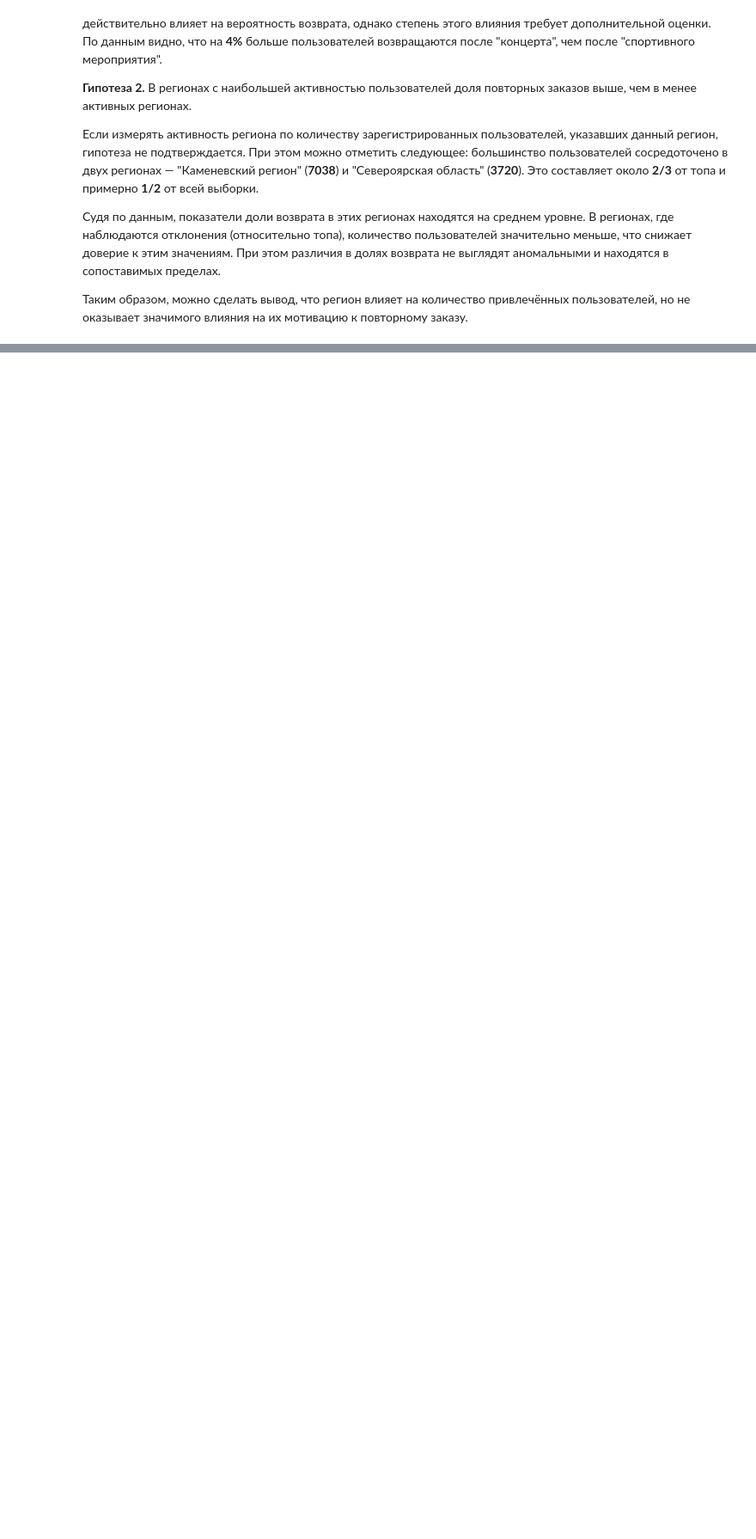
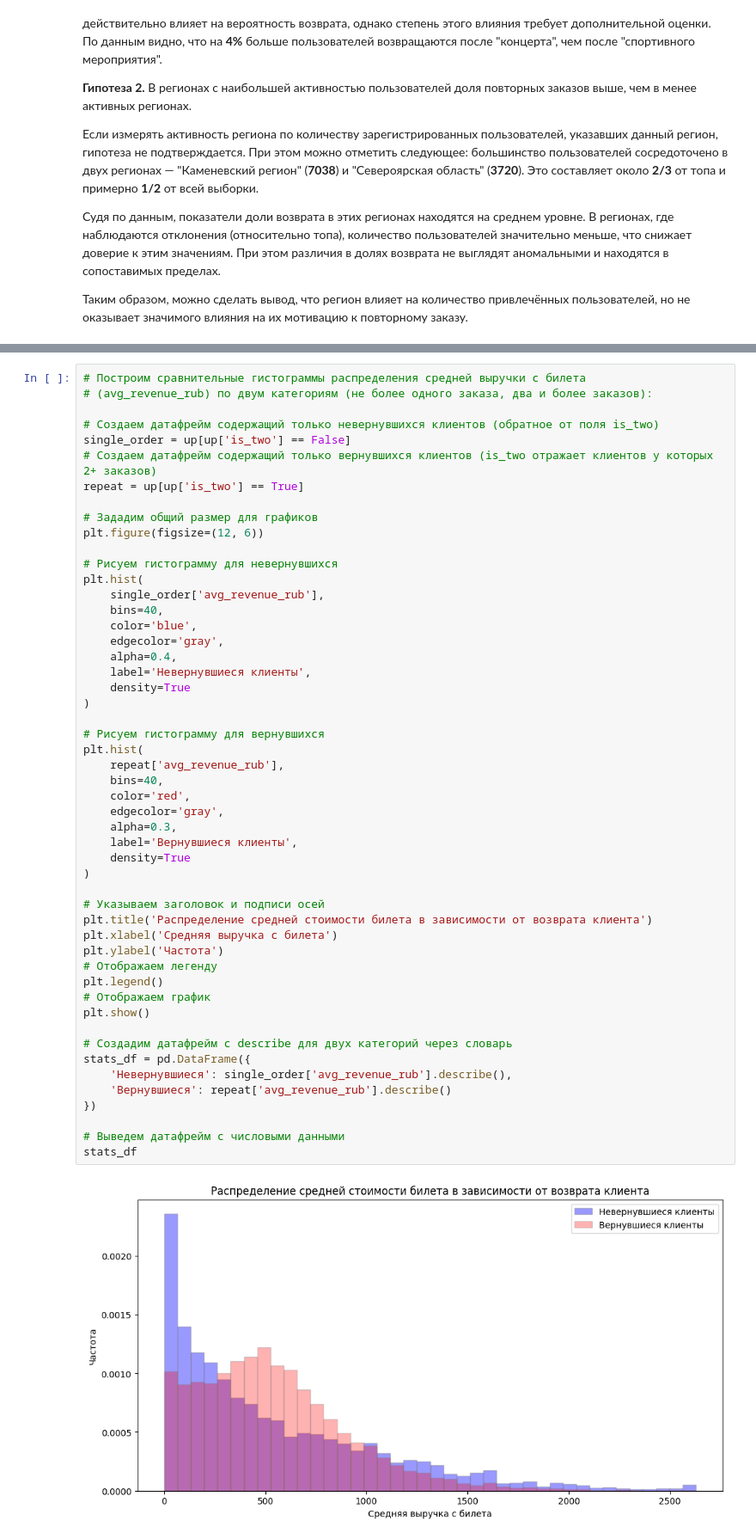
Before and after one commit to achezganov/yandex_afisha_eda, a Jupyter notebook: main.ipynb, the cells around one changed output, grey strips where cells are left out. Shown at 86% size. Saved outputs shown, nothing was run; the diff lists cells and outputs as text; blank space fills up the shorter version.

```diff
--- a/main.ipynb
+++ b/main.ipynb
@@ -1186,0 +1191,53 @@ draft.sort_values(by='return_rate_pct', ascending=False)
+# %%
+# Построим сравнительные гистограммы распределения средней выручки с билета
+# (avg_revenue_rub) по двум категориям (не более одного заказа, два и более заказов):
+
+# Создаем датафрейм содержащий только невернувшихся клиентов (обратное от поля is_two)
+single_order = up[up['is_two'] == False]
+# Создаем датафрейм содержащий только вернувшихся клиентов (is_two отражает клиентов у которых 2+ заказов)
+repeat = up[up['is_two'] == True]
+
+# Зададим общий размер для графиков
+plt.figure(figsize=(12, 6))
+
+# Рисуем гистограмму для невернувшихся
+plt.hist(
+    single_order['avg_revenue_rub'],
+    bins=40,
+    color='blue',
+    edgecolor='gray',
+    alpha=0.4,
+    label='Невернувшиеся клиенты',
+    density=True
+)
+
+# Рисуем гистограмму для вернувшихся
+plt.hist(
+    repeat['avg_revenue_rub'],
+    bins=40,
+    color='red',
+    edgecolor='gray',
+    alpha=0.3,
+    label='Вернувшиеся клиенты',
+    density=True
+)
+
+# Указываем заголовок и подписи осей
+plt.title('Распределение средней стоимости билета в зависимости от возврата клиента')
+plt.xlabel('Средняя выручка с билета')
+plt.ylabel('Частота')
+# Отображаем легенду
+plt.legend()
+# Отображаем график
+plt.show()
+
+# Создадим датафрейм с describe для двух категорий через словарь
+stats_df = pd.DataFrame({
+    'Невернувшиеся': single_order['avg_revenue_rub'].describe(),
+    'Вернувшиеся': repeat['avg_revenue_rub'].describe()
+})
+
+# Выведем датафрейм с числовыми данными
+stats_df
+# %% [output]
+[figure, added]
```
Also changed, not shown: parts of 13 cells of this notebook.
